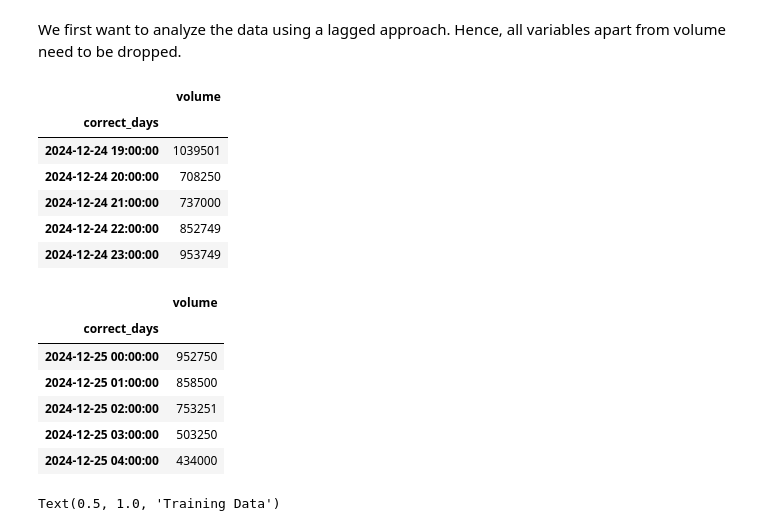
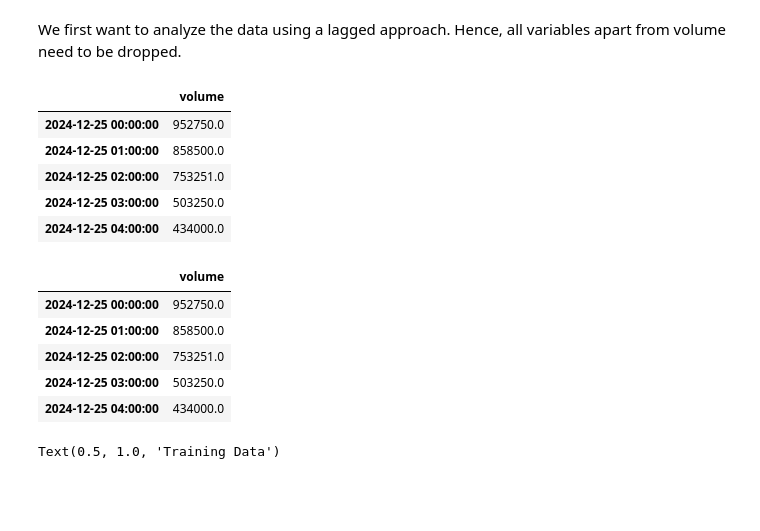
Before and after one commit to benrodion/Watts-next, a Jupyter notebook: LSTM.ipynb, the cells around one changed output. Cells and saved outputs as stored; diff of their text form; code cells hidden in the pictures; blank space fills up the shorter version.

```diff
--- a/LSTM.ipynb
+++ b/LSTM.ipynb
@@ -57,30 +59,44 @@ We first want to analyze the data using a lagged approach. Hence, all variables
 # %%
 X = pd.DataFrame(data["volume"])#we need the shape to be (70128, 1), not (70128, )
 X.shape
 X.head()
+
+#check type of target variable
+type(X.volume[0])
+
+
 #Separate the training from the test data before scaling so only the train data is scaled.
 train_data = X["2017-01-01 01:00:00":"2024-12-24 23:00:00"]
-test_data = X["2024-12-25 00:00:00":]
+test_data = X["2024-12-25 00:00:00":"2024-12-31 23:00:00"]
+
+# convert to float as is recommended
+train_data_2 = train_data.values #turn into ndarray
+train_data_2 = train_data_2.astype("float32")
+train_data = pd.DataFrame(data=train_data_2, index = train_data.index.values, columns=["volume"])
+
+
+test_data_2 = test_data.values
+test_data_2 = test_data_2.astype("float32")
+test_data = pd.DataFrame(data=test_data_2, index = test_data.index.values, columns=["volume"])
 
 train_data.tail()
+test_data.head()
 # %% [output]
 |  | volume |
-| correct_days |  |
-| 2024-12-24 19:00:00 | 1039501 |
-| 2024-12-24 20:00:00 | 708250 |
-| 2024-12-24 21:00:00 | 737000 |
-| 2024-12-24 22:00:00 | 852749 |
-| 2024-12-24 23:00:00 | 953749 |
+| 2024-12-25 00:00:00 | 952750.0 |
+| 2024-12-25 01:00:00 | 858500.0 |
+| 2024-12-25 02:00:00 | 753251.0 |
+| 2024-12-25 03:00:00 | 503250.0 |
+| 2024-12-25 04:00:00 | 434000.0 |
 # %%
 test_data.head()
 # %% [output]
 |  | volume |
-| correct_days |  |
-| 2024-12-25 00:00:00 | 952750 |
-| 2024-12-25 01:00:00 | 858500 |
-| 2024-12-25 02:00:00 | 753251 |
-| 2024-12-25 03:00:00 | 503250 |
-| 2024-12-25 04:00:00 | 434000 |
+| 2024-12-25 00:00:00 | 952750.0 |
+| 2024-12-25 01:00:00 | 858500.0 |
+| 2024-12-25 02:00:00 | 753251.0 |
+| 2024-12-25 03:00:00 | 503250.0 |
+| 2024-12-25 04:00:00 | 434000.0 |
 # %%
 # quick plot
 plt.figure(figsize=(12,8))
```
Also changed, not shown: parts of 12 cells of this notebook, 1 other file.
